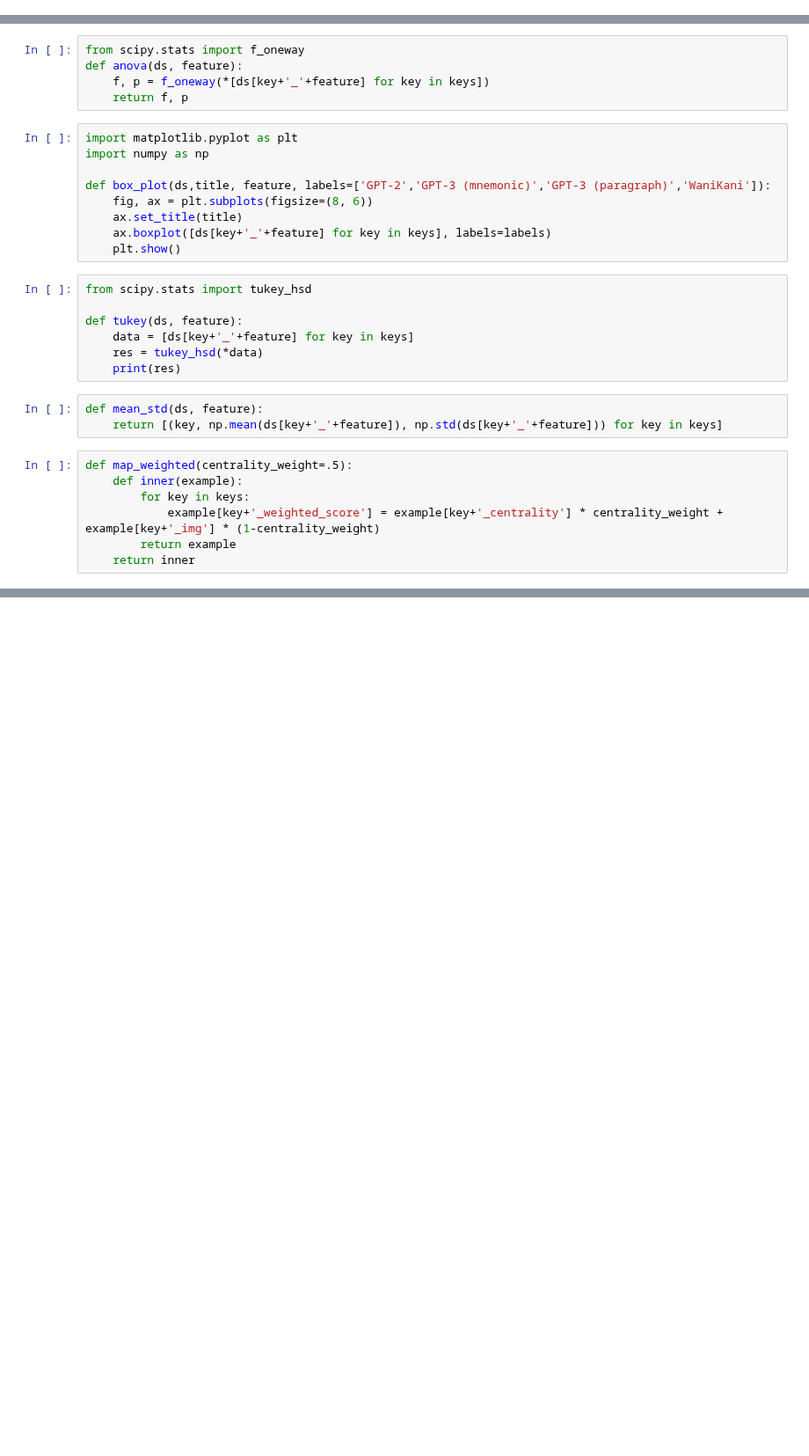
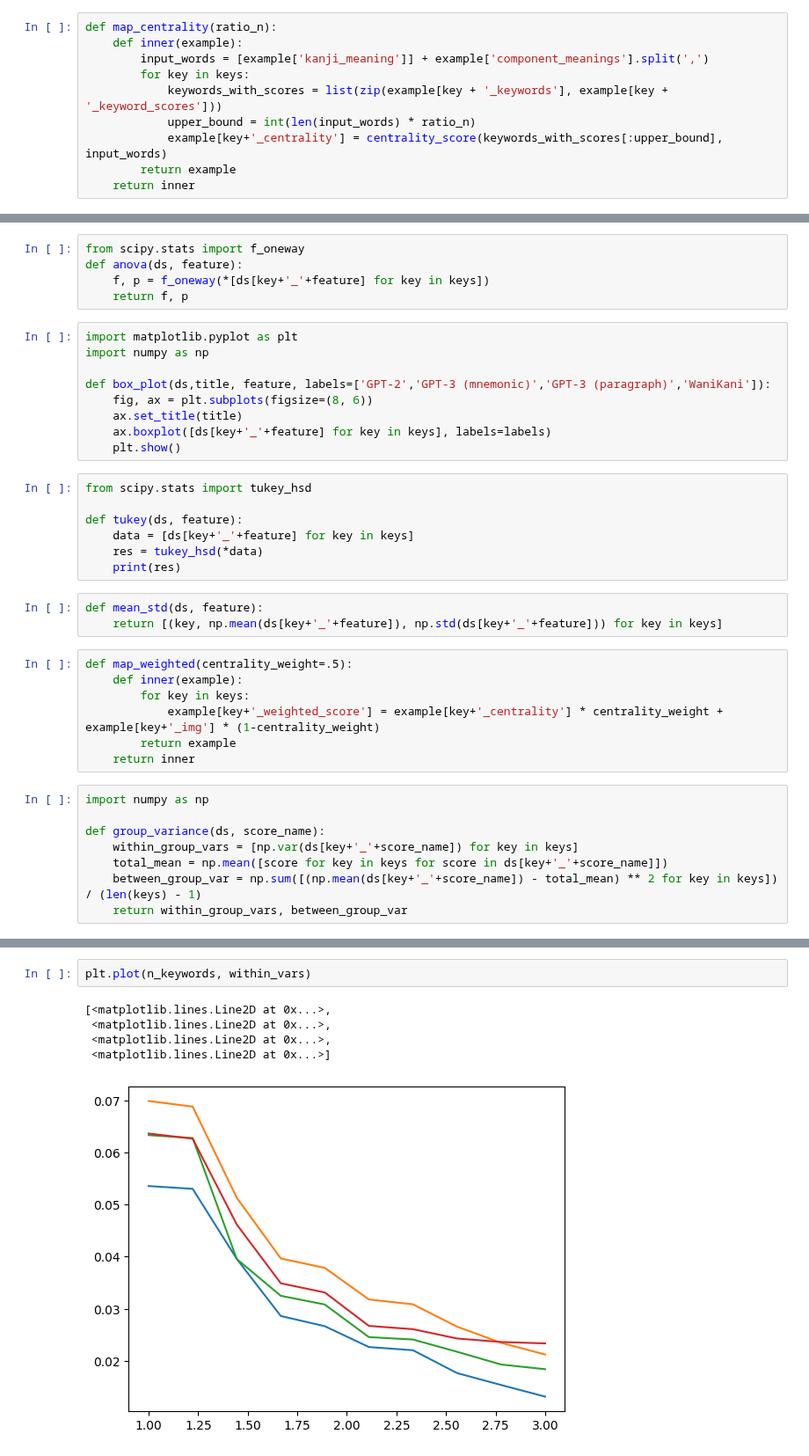
Before and after one commit to martingrzzler/robanohashi-thesis-notebook, a Jupyter notebook: final_metric.ipynb, the cells around one changed output, grey strips where cells are left out. Shown at 88% size. Drawn from its saved outputs; the diff is of its cells as text; blank space fills up the shorter version.

```diff
--- a/final_metric.ipynb
+++ b/final_metric.ipynb
@@ -122,3 +133,13 @@ def map_combined_score(example):
         example[key+'_img'] = img
         example[key+'_centrality'] = centrality
     return example
+# %%
+def map_centrality(ratio_n):
+    def inner(example):
+        input_words = [example['kanji_meaning']] + example['component_meanings'].split(',')
+        for key in keys:
+            keywords_with_scores = list(zip(example[key + '_keywords'], example[key + '_keyword_scores']))
+            upper_bound = int(len(input_words) * ratio_n)
+            example[key+'_centrality'] = centrality_score(keywords_with_scores[:upper_bound], input_words)
+        return example
+    return inner
@@ -161,3 +200,11 @@ def map_weighted(centrality_weight=.5):
             example[key+'_weighted_score'] = example[key+'_centrality'] * centrality_weight + example[key+'_img'] * (1-centrality_weight)
         return example
     return inner
+# %%
+import numpy as np
+
+def group_variance(ds, score_name):
+    within_group_vars = [np.var(ds[key+'_'+score_name]) for key in keys]
+    total_mean = np.mean([score for key in keys for score in ds[key+'_'+score_name]])
+    between_group_var = np.sum([(np.mean(ds[key+'_'+score_name]) - total_mean) ** 2 for key in keys]) / (len(keys) - 1)
+    return within_group_vars, between_group_var
@@ -163,0 +274,8 @@ def map_weighted(centrality_weight=.5):
+# %%
+plt.plot(n_keywords, within_vars)
+# %% [output]
+[<matplotlib.lines.Line2D at 0x...>,
+ <matplotlib.lines.Line2D at 0x...>,
+ <matplotlib.lines.Line2D at 0x...>,
+ <matplotlib.lines.Line2D at 0x...>]
+[figure, added]
```
Also changed, not shown: parts of 36 cells of this notebook, 2 other files.
